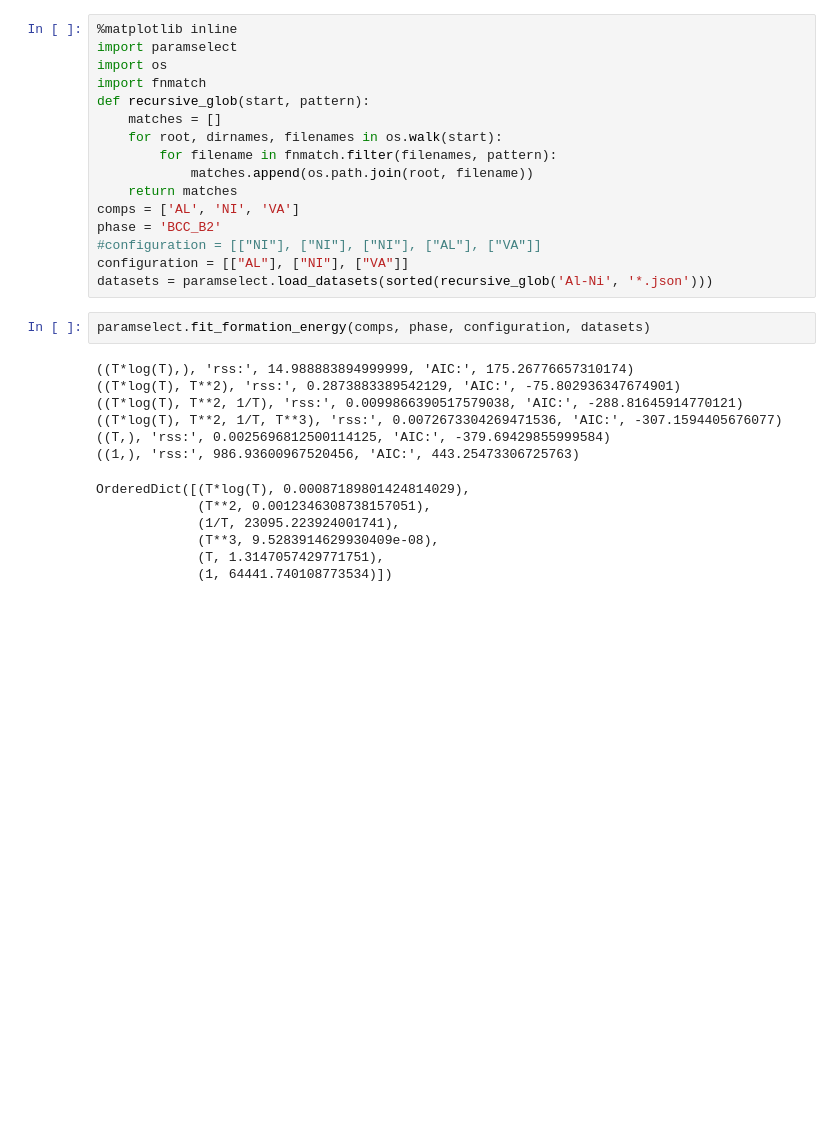
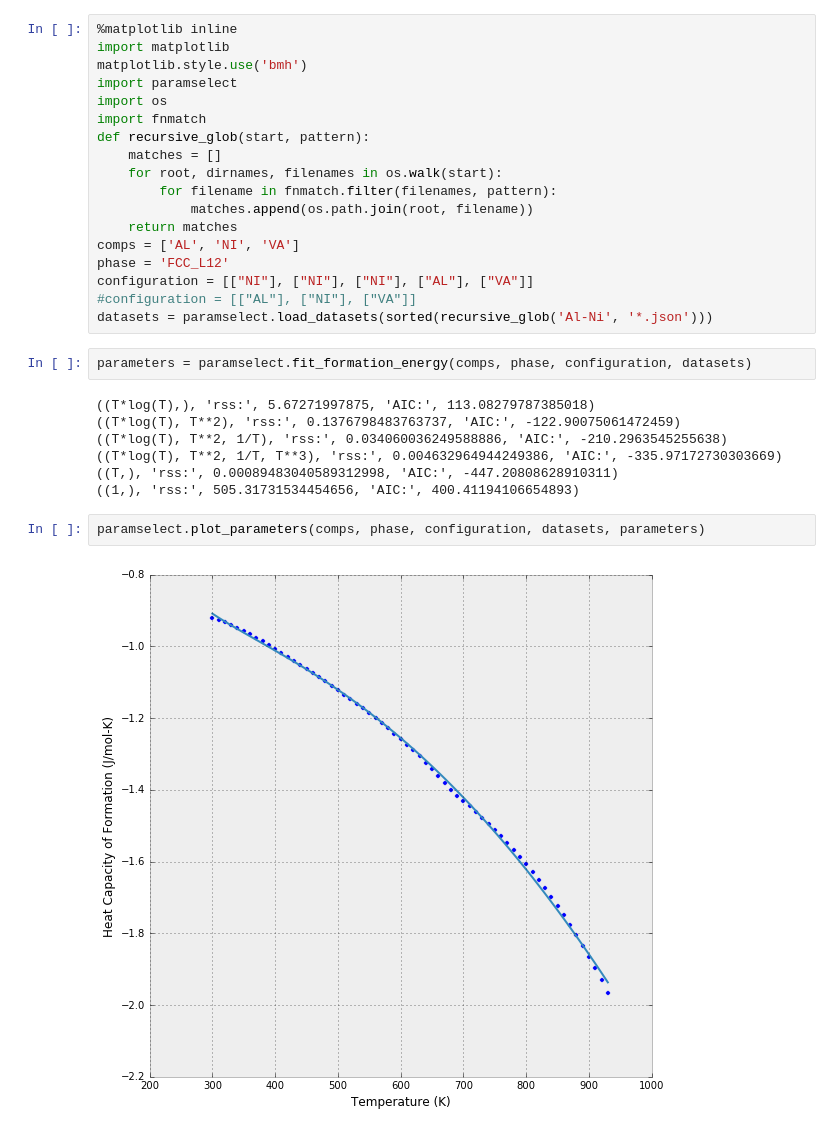
Before and after one commit to PhasesResearchLab/ESPEI, a Jupyter notebook: Parameters.ipynb, the cells around one changed output. Drawn from its saved outputs; the diff is of its cells as text; blank space fills up the shorter version.

Commit message:
Updated fits for L12 and B2 endmembers. Plotting function added

```diff
--- a/Parameters.ipynb
+++ b/Parameters.ipynb
@@ -1,5 +1,7 @@
 # %%
 %matplotlib inline
+import matplotlib
+matplotlib.style.use('bmh')
 import paramselect
 import os
 import fnmatch
@@ -10,22 +12,20 @@ def recursive_glob(start, pattern):
             matches.append(os.path.join(root, filename))
     return matches
 comps = ['AL', 'NI', 'VA']
-phase = 'BCC_B2'
-#configuration = [["NI"], ["NI"], ["NI"], ["AL"], ["VA"]]
-configuration = [["AL"], ["NI"], ["VA"]]
+phase = 'FCC_L12'
+configuration = [["NI"], ["NI"], ["NI"], ["AL"], ["VA"]]
+#configuration = [["AL"], ["NI"], ["VA"]]
 datasets = paramselect.load_datasets(sorted(recursive_glob('Al-Ni', '*.json')))
 # %%
-paramselect.fit_formation_energy(comps, phase, configuration, datasets)
+parameters = paramselect.fit_formation_energy(comps, phase, configuration, datasets)
 # %% [output]
-((T*log(T),), 'rss:', 14.988883894999999, 'AIC:', 175.26776657310174)
-((T*log(T), T**2), 'rss:', 0.2873883389542129, 'AIC:', -75.802936347674901)
-((T*log(T), T**2, 1/T), 'rss:', 0.0099866390517579038, 'AIC:', -288.81645914770121)
-((T*log(T), T**2, 1/T, T**3), 'rss:', 0.0072673304269471536, 'AIC:', -307.1594405676077)
-((T,), 'rss:', 0.0025696812500114125, 'AIC:', -379.69429855999584)
-((1,), 'rss:', 986.93600967520456, 'AIC:', 443.25473306725763)
+((T*log(T),), 'rss:', 5.67271997875, 'AIC:', 113.08279787385018)
+((T*log(T), T**2), 'rss:', 0.1376798483763737, 'AIC:', -122.90075061472459)
+((T*log(T), T**2, 1/T), 'rss:', 0.034060036249588886, 'AIC:', -210.2963545255638)
+((T*log(T), T**2, 1/T, T**3), 'rss:', 0.004632964944249386, 'AIC:', -335.97172730303669)
+((T,), 'rss:', 0.00089483040589312998, 'AIC:', -447.20808628910311)
+((1,), 'rss:', 505.31731534454656, 'AIC:', 400.41194106654893)
-OrderedDict([(T*log(T), 0.00087189801424814029),
-             (T**2, 0.0012346308738157051),
-             (1/T, 23095.223924001741),
-             (T**3, 9.5283914629930409e-08),
-             (T, 1.3147057429771751),
-             (1, 64441.740108773534)])
+# %%
+paramselect.plot_parameters(comps, phase, configuration, datasets, parameters)
+# %% [output]
+[figure, added]
```
Also changed, not shown: parts of 2 cells of this notebook, 1 other file.
